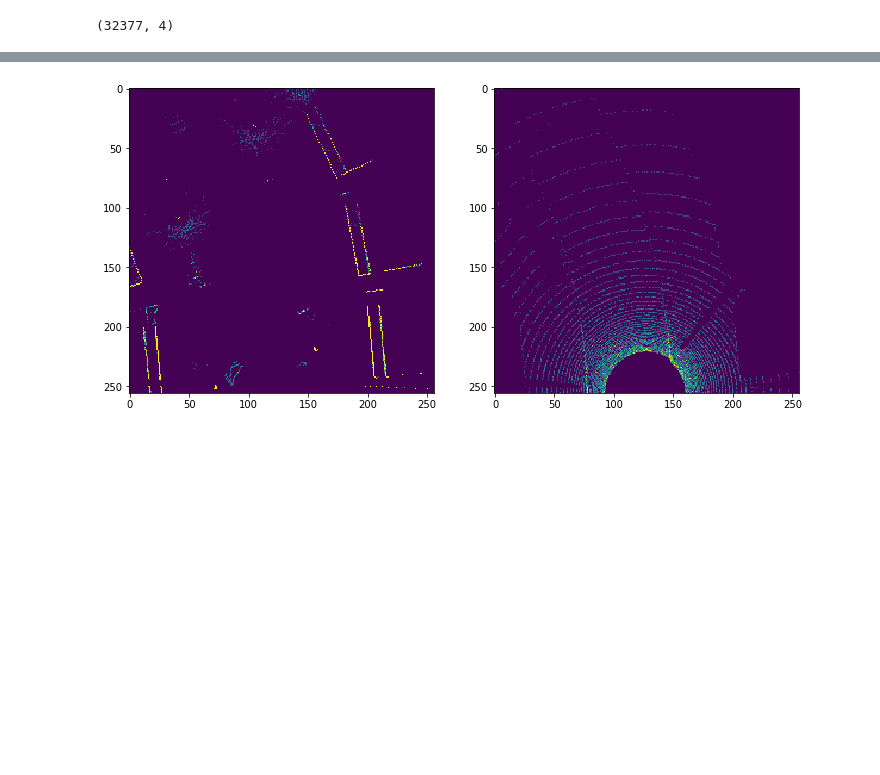
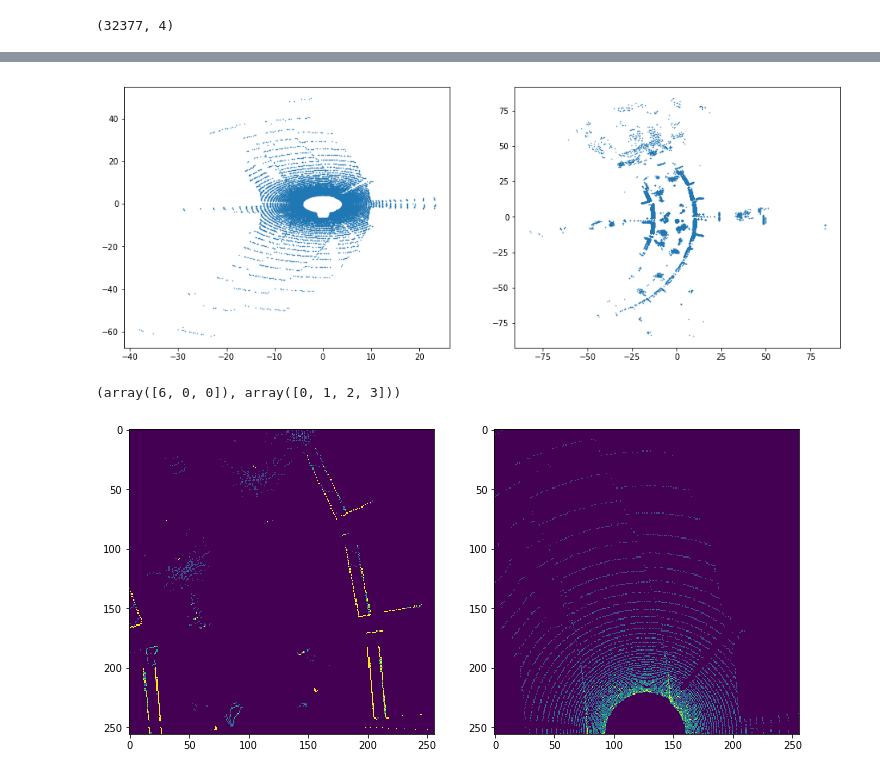
Before and after one commit to suryajayaraman/dl_blogs, a Jupyter notebook: End_to_End_Autonomous_Driving/notebooks/CARLA_Dataset_EDA.ipynb, the cells around one changed output, grey strips where cells are left out. Cells and saved outputs as stored; diff of their text form; code cells hidden in the pictures; blank space fills up the shorter version.

```diff
--- a/End_to_End_Autonomous_Driving/notebooks/CARLA_Dataset_EDA.ipynb
+++ b/End_to_End_Autonomous_Driving/notebooks/CARLA_Dataset_EDA.ipynb
@@ -164,0 +168,11 @@ lidars_pc.shape
+# %%
+fig, ax  = plt.subplots(1,2, figsize=(16,6))
+ax[0].scatter(-below[:,0], -below[:,1], s = 0.2);
+ax[1].scatter(-above[:,0], -above[:,1], s = 0.2);
+# ax[1].scatter(below[:,0], below[:,1], marker_size = 0.1);
+# %% [output]
+[figure, added]
+# %%
+np.histogram([0, 0, 0, 0, 0, 0], bins=[0,1,2,3])
+# %% [output]
+(array([6, 0, 0]), array([0, 1, 2, 3]))
```
Also changed, not shown: parts of 7 cells of this notebook, 1 other file.
